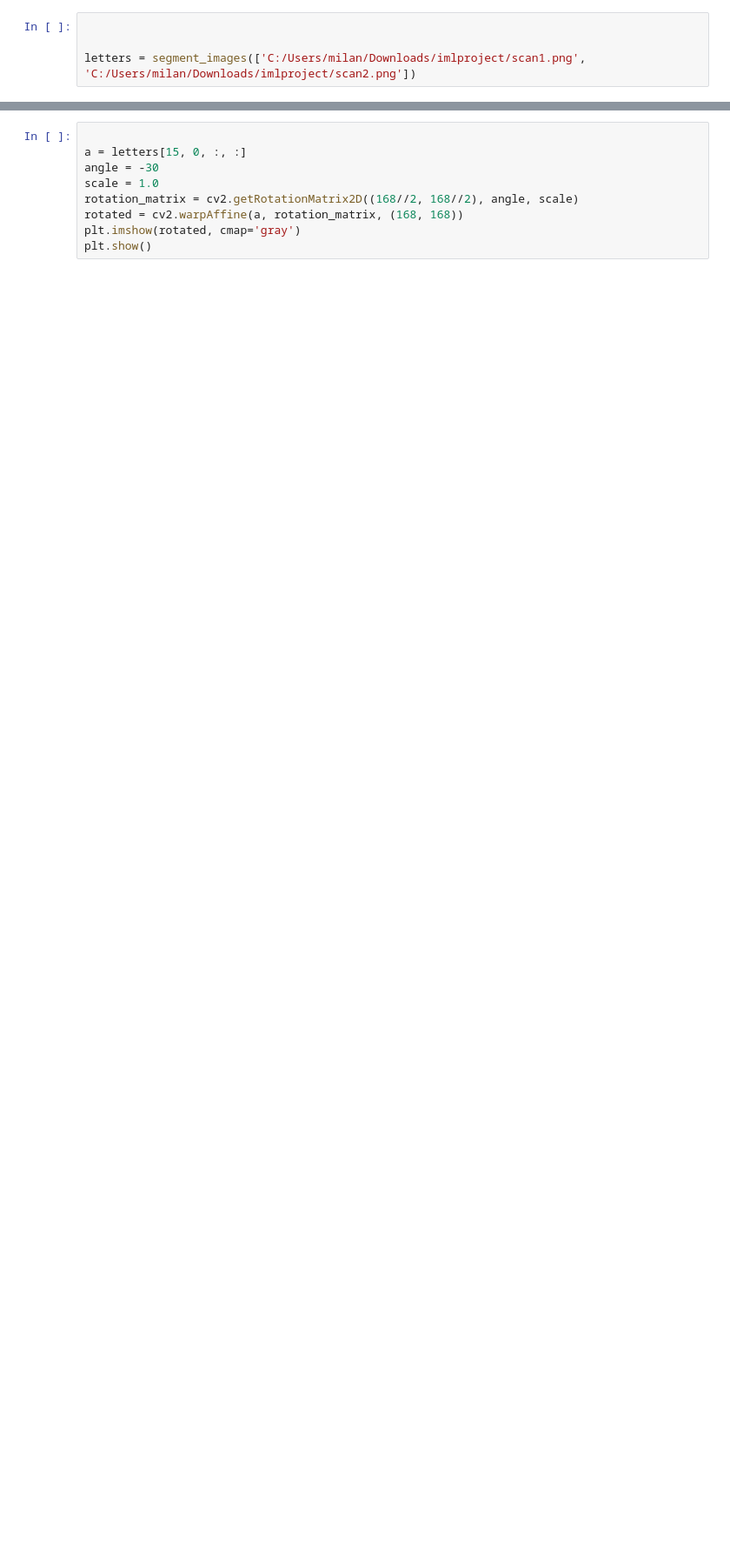
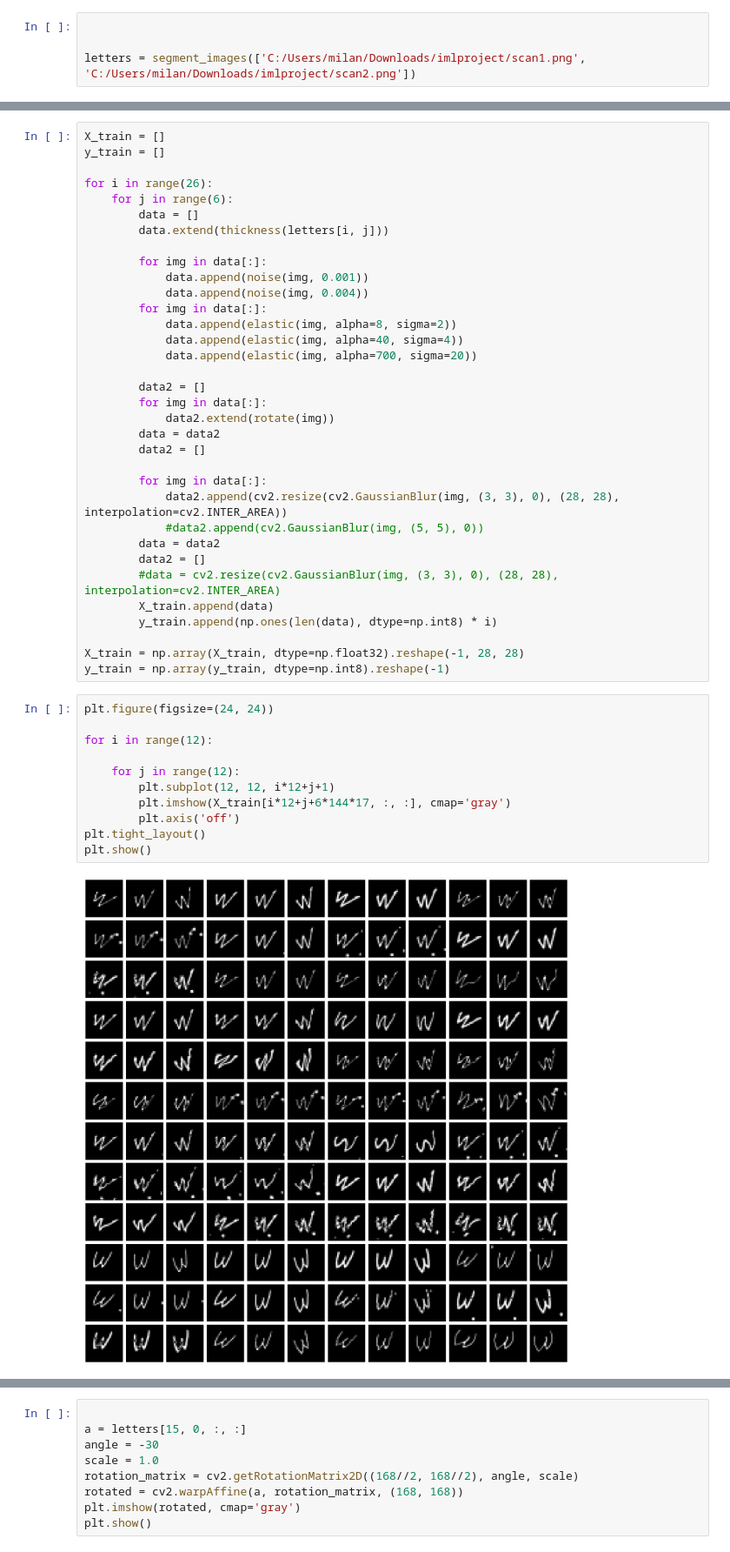
Before and after one commit to rmlan/iml, a Jupyter notebook: segmentation_and_augmentation.ipynb, the cells around one changed output, grey strips where cells are left out. Shown at 87% size. Cells and saved outputs as stored; diff of their text form; blank space fills up the shorter version.

Commit message:
data preparation finished

```diff
--- a/segmentation_and_augmentation.ipynb
+++ b/segmentation_and_augmentation.ipynb
@@ -133,0 +215,47 @@ At this point, we have 168x168, binary (each pixel is either 1 or 0) images of t
+# %%
+X_train = []
+y_train = []
+
+for i in range(26):
+    for j in range(6):
+        data = []
+        data.extend(thickness(letters[i, j]))
+
+        for img in data[:]:
+            data.append(noise(img, 0.001))
+            data.append(noise(img, 0.004))
+        for img in data[:]:
+            data.append(elastic(img, alpha=8, sigma=2))
+            data.append(elastic(img, alpha=40, sigma=4))
+            data.append(elastic(img, alpha=700, sigma=20))
+
+        data2 = []
+        for img in data[:]:
+            data2.extend(rotate(img))
+        data = data2
+        data2 = []
+
+        for img in data[:]:
+            data2.append(cv2.resize(cv2.GaussianBlur(img, (3, 3), 0), (28, 28), interpolation=cv2.INTER_AREA))
+            #data2.append(cv2.GaussianBlur(img, (5, 5), 0))
+        data = data2
+        data2 = []
+        #data = cv2.resize(cv2.GaussianBlur(img, (3, 3), 0), (28, 28), interpolation=cv2.INTER_AREA)
+        X_train.append(data)
+        y_train.append(np.ones(len(data), dtype=np.int8) * i)
+
+X_train = np.array(X_train, dtype=np.float32).reshape(-1, 28, 28)
+y_train = np.array(y_train, dtype=np.int8).reshape(-1)
+# %%
+plt.figure(figsize=(24, 24))
+
+for i in range(12):
+
+    for j in range(12):
+        plt.subplot(12, 12, i*12+j+1)
+        plt.imshow(X_train[i*12+j+6*144*17, :, :], cmap='gray')
+        plt.axis('off')
+plt.tight_layout()
+plt.show()
+# %% [output]
+[figure, added]
```
Also changed, not shown: parts of 8 cells of this notebook, 1 other file.
